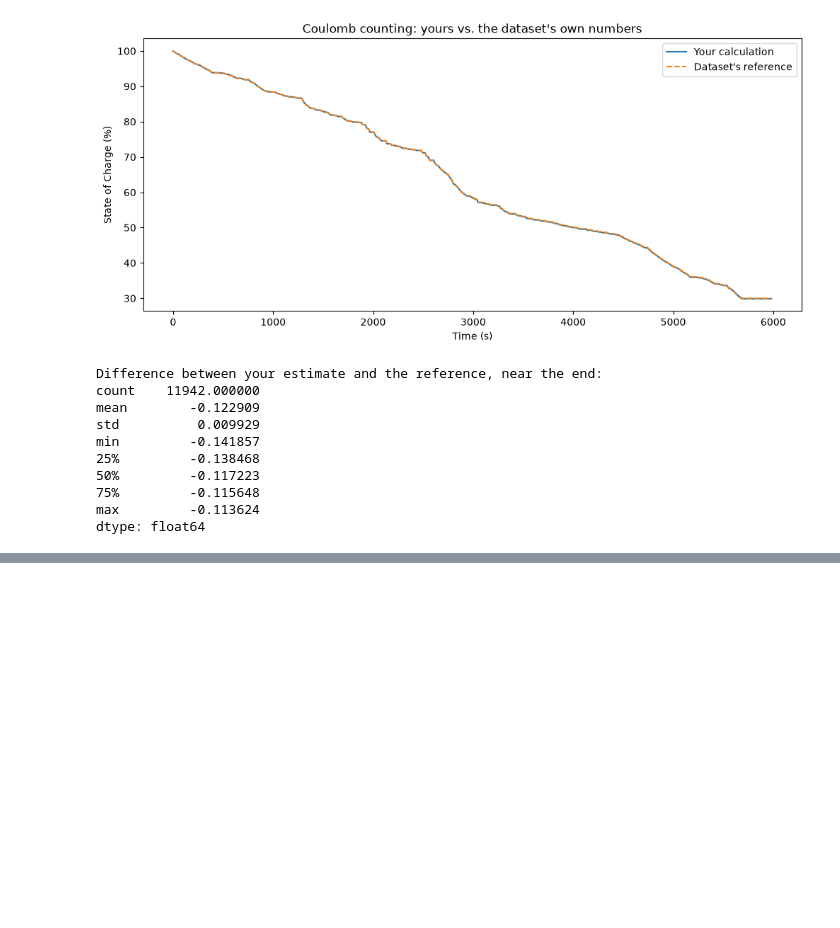
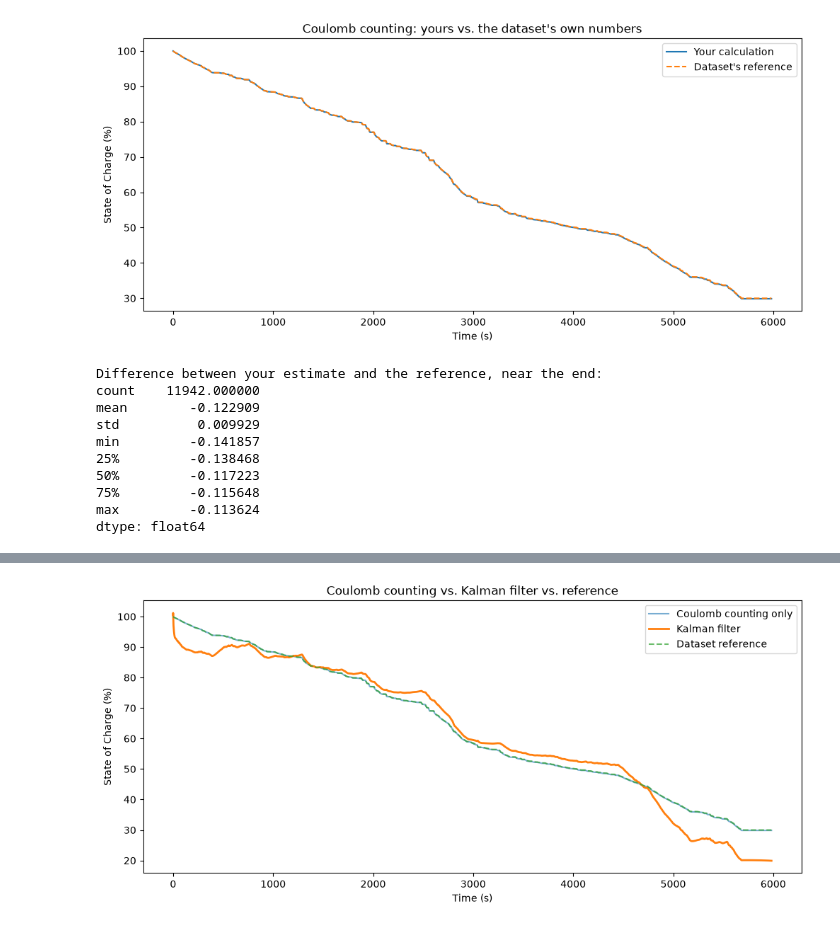
Before and after one commit to dibyashreesahu/ev-battery-soc-estimator, a Jupyter notebook: 01_explore_data.ipynb, the cells around one changed output, grey strips where cells are left out. Cells and saved outputs as stored; diff of their text form; code cells hidden in the pictures; blank space fills up the shorter version.

Commit message:
Day 3: Kalman filter + fault injection test

```diff
--- a/01_explore_data.ipynb
+++ b/01_explore_data.ipynb
@@ -119,0 +154,44 @@ dtype: float64
+# %%
+Q_noise = 1e-8      # how much we trust the Coulomb-counting prediction
+R_noise = 0.08        # how much we trust the voltage measurement
+
+soc_est = 1.0
+P = 1e-3
+
+soc_kalman = []
+
+for i in range(len(df)):
+    I = current_A[i]
+    dt_h = dt_hours[i]
+
+    # PREDICT: identical logic to Day 2's Coulomb counting
+    soc_pred = soc_est + (I * dt_h) / CAPACITY_AH
+    P_pred = P + Q_noise
+
+    # UPDATE: check against the actual voltage reading
+    voltage_measured = voltage_data[i]
+    voltage_predicted = ocv_poly(soc_pred) + I * R0_fit
+    H = docv_dsoc(soc_pred)
+
+    innovation = voltage_measured - voltage_predicted
+    S = H * P_pred * H + R_noise
+    K = P_pred * H / S
+
+    soc_est = soc_pred + K * innovation
+    P = (1 - K * H) * P_pred
+
+    soc_kalman.append(soc_est * 100)
+
+df["soc_kalman_filter"] = soc_kalman
+# %%
+plt.figure(figsize=(12, 5))
+plt.plot(df["time_s"], df["soc_coulomb_counting"], label="Coulomb counting only", alpha=0.6)
+plt.plot(df["time_s"], df["soc_kalman_filter"], label="Kalman filter", linewidth=2)
+plt.plot(df["time_s"], df["soc_dataset_reference"], label="Dataset reference", linestyle="--", alpha=0.7)
+plt.xlabel("Time (s)")
+plt.ylabel("State of Charge (%)")
+plt.title("Coulomb counting vs. Kalman filter vs. reference")
+plt.legend()
+plt.show()
+# %% [output]
+[figure, added]
```
Also changed, not shown: parts of 2 cells of this notebook.
